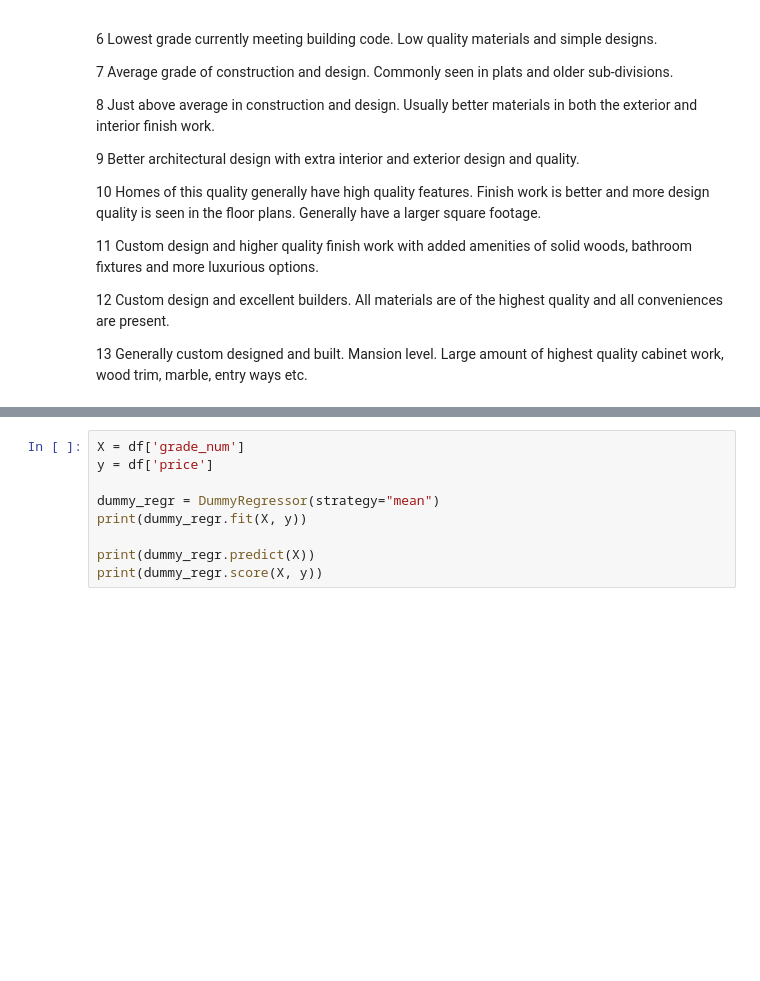
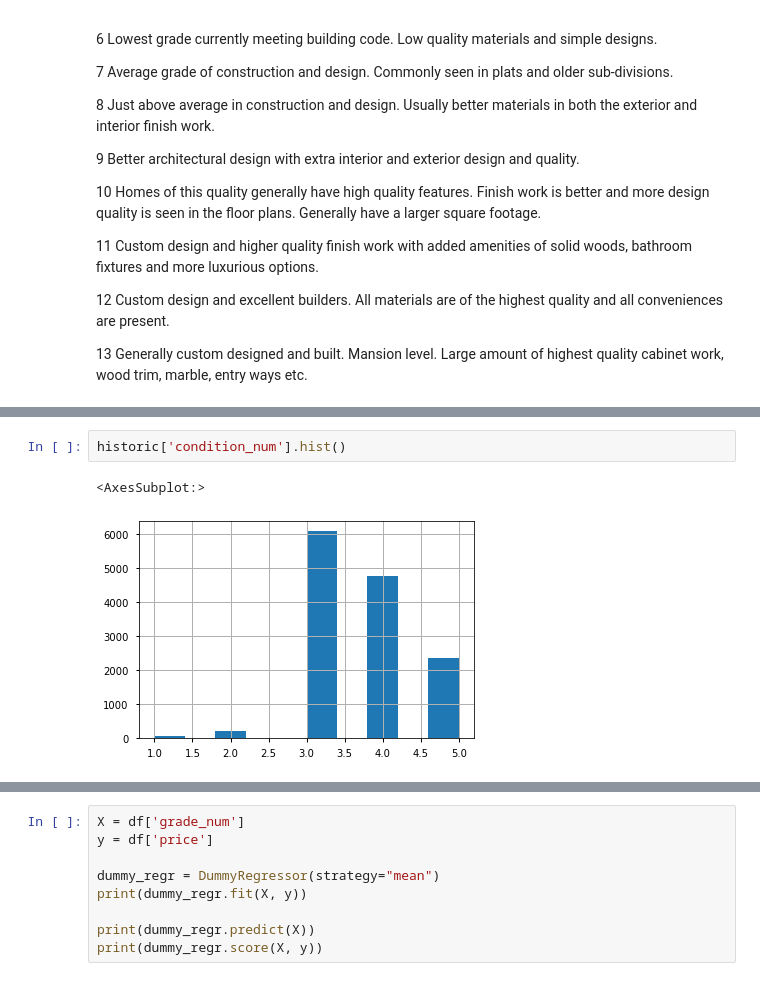
Before and after one commit to hall-nicholas/flatiron-ds-project-2, a Jupyter notebook: code/Dan_exploratory2.ipynb, the cells around one changed output, grey strips where cells are left out. Drawn from its saved outputs; the diff is of its cells as text; blank space fills up the shorter version.

```diff
--- a/code/Dan_exploratory2.ipynb
+++ b/code/Dan_exploratory2.ipynb
@@ -124,0 +189,5 @@ historic_corr = historic.corr()['price'].map(abs).sort_values(ascending=False)
+# %%
+historic['condition_num'].hist()
+# %% [output]
+<AxesSubplot:>
+[figure, added]
```
Also changed, not shown: parts of 33 cells of this notebook, 1 other file.
